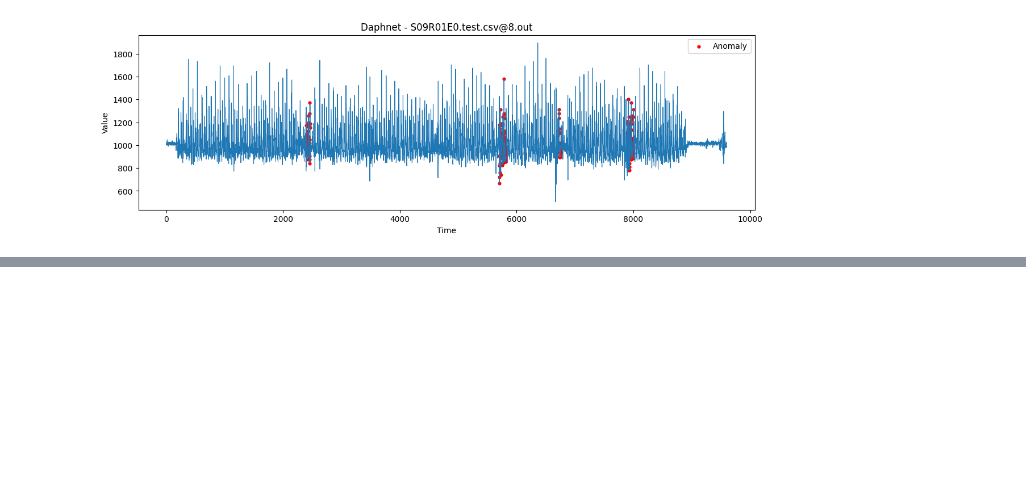
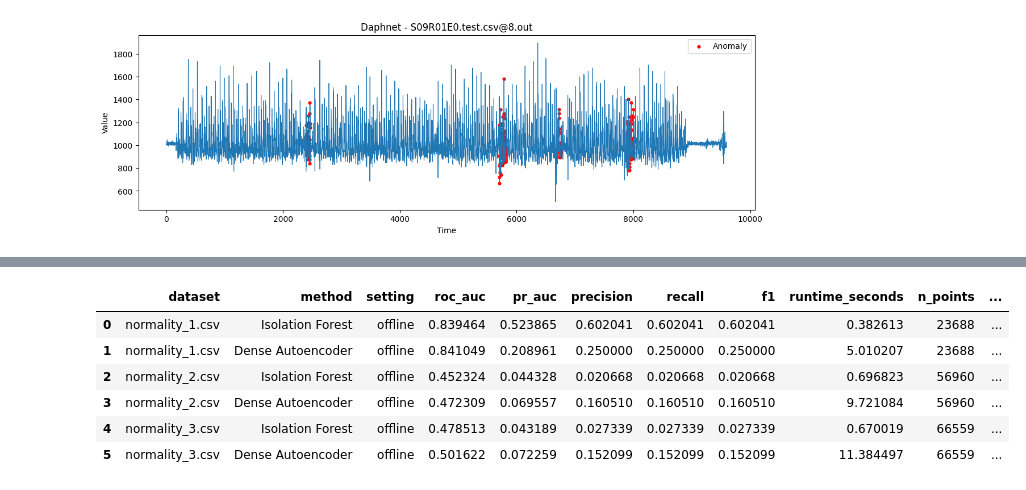
Before and after one commit to OrestisGeo/streamify-ts-anomaly-detection, a Jupyter notebook: notebooks/project2_main.ipynb, the cells around one changed output, grey strips where cells are left out. Cells and saved outputs as stored; diff of their text form; code cells hidden in the pictures; blank space fills up the shorter version.

```diff
--- a/notebooks/project2_main.ipynb
+++ b/notebooks/project2_main.ipynb
@@ -568,0 +571,85 @@ Anomaly ratio: 0.0336
+# %%
+# This cell runs Step 4 of the project.
+# It evaluates two offline anomaly detection baselines,
+# Isolation Forest and Dense Autoencoder, on the generated Normality datasets.
+
+from pathlib import Path
+import pandas as pd
+
+from src.offline_methods import (
+    run_isolation_forest_offline,
+    run_autoencoder_offline,
+)
+
+from src.evaluation import evaluate_scores
+
+GENERATED_DATA_DIR = Path("data/generated")
+TABLES_DIR = Path("results/tables")
+TABLES_DIR.mkdir(parents=True, exist_ok=True)
+
+WINDOW_SIZE = 100
+
+results = []
+
+generated_files = sorted(GENERATED_DATA_DIR.glob("normality_*.csv"))
+
+for dataset_path in generated_files:
+    print("=" * 80)
+    print("Dataset:", dataset_path.name)
+
+    df = pd.read_csv(dataset_path)
+
+    values = df["value"].to_numpy()
+    labels = df["label"].to_numpy()
+
+    # Isolation Forest
+    print("Running Isolation Forest...")
+
+    if_scores, if_runtime = run_isolation_forest_offline(
+        values=values,
+        window_size=WINDOW_SIZE,
+        n_estimators=100,
+        contamination="auto",
+        random_state=42,
+    )
+
+    if_result = evaluate_scores(
+        scores=if_scores,
+        labels=labels,
+        method_name="Isolation Forest",
+        dataset_name=dataset_path.name,
+        runtime_seconds=if_runtime,
+    )
+
+    results.append(if_result)
+
+    # Dense Autoencoder
+    print("Running Dense Autoencoder...")
+
+    ae_scores, ae_runtime = run_autoencoder_offline(
+        values=values,
+        window_size=WINDOW_SIZE,
+        epochs=10,
+        batch_size=256,
+        random_state=42,
+    )
+
+    ae_result = evaluate_scores(
+        scores=ae_scores,
+        labels=labels,
+        method_name="Dense Autoencoder",
+        dataset_name=dataset_path.name,
+        runtime_seconds=ae_runtime,
+    )
+
+    results.append(ae_result)
+
+offline_results = pd.DataFrame(results)
+
+offline_results.to_csv(
+    TABLES_DIR / "offline_baseline_results.csv",
+    index=False,
+)
+
+display(offline_results)
+# %% [output]
@@ -568,0 +668,7 @@ Anomaly ratio: 0.0336
+|  | dataset | method | setting | roc_auc | pr_auc | precision | recall | f1 | runtime_seconds | n_points | ... |
+| 0 | normality_1.csv | Isolation Forest | offline | 0.839464 | 0.523865 | 0.602041 | 0.602041 | 0.602041 | 0.382613 | 23688 | ... |
+| 1 | normality_1.csv | Dense Autoencoder | offline | 0.841049 | 0.208961 | 0.250000 | 0.250000 | 0.250000 | 5.010207 | 23688 | ... |
+| 2 | normality_2.csv | Isolation Forest | offline | 0.452324 | 0.044328 | 0.020668 | 0.020668 | 0.020668 | 0.696823 | 56960 | ... |
+| 3 | normality_2.csv | Dense Autoencoder | offline | 0.472309 | 0.069557 | 0.160510 | 0.160510 | 0.160510 | 9.721084 | 56960 | ... |
+| 4 | normality_3.csv | Isolation Forest | offline | 0.478513 | 0.043189 | 0.027339 | 0.027339 | 0.027339 | 0.670019 | 66559 | ... |
+| 5 | normality_3.csv | Dense Autoencoder | offline | 0.501622 | 0.072259 | 0.152099 | 0.152099 | 0.152099 | 11.384497 | 66559 | ... |
```
Also changed, not shown: parts of 15 cells of this notebook.
